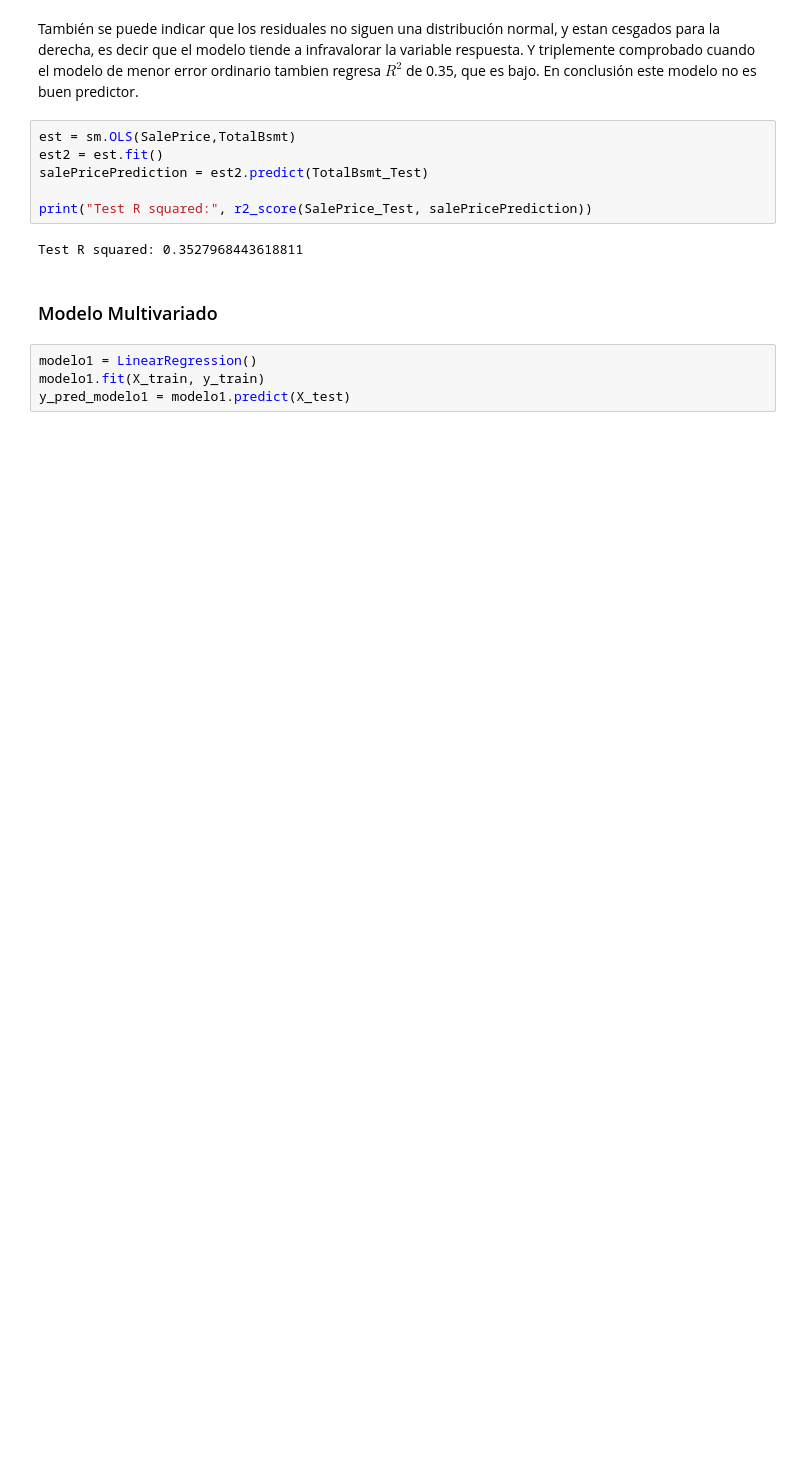
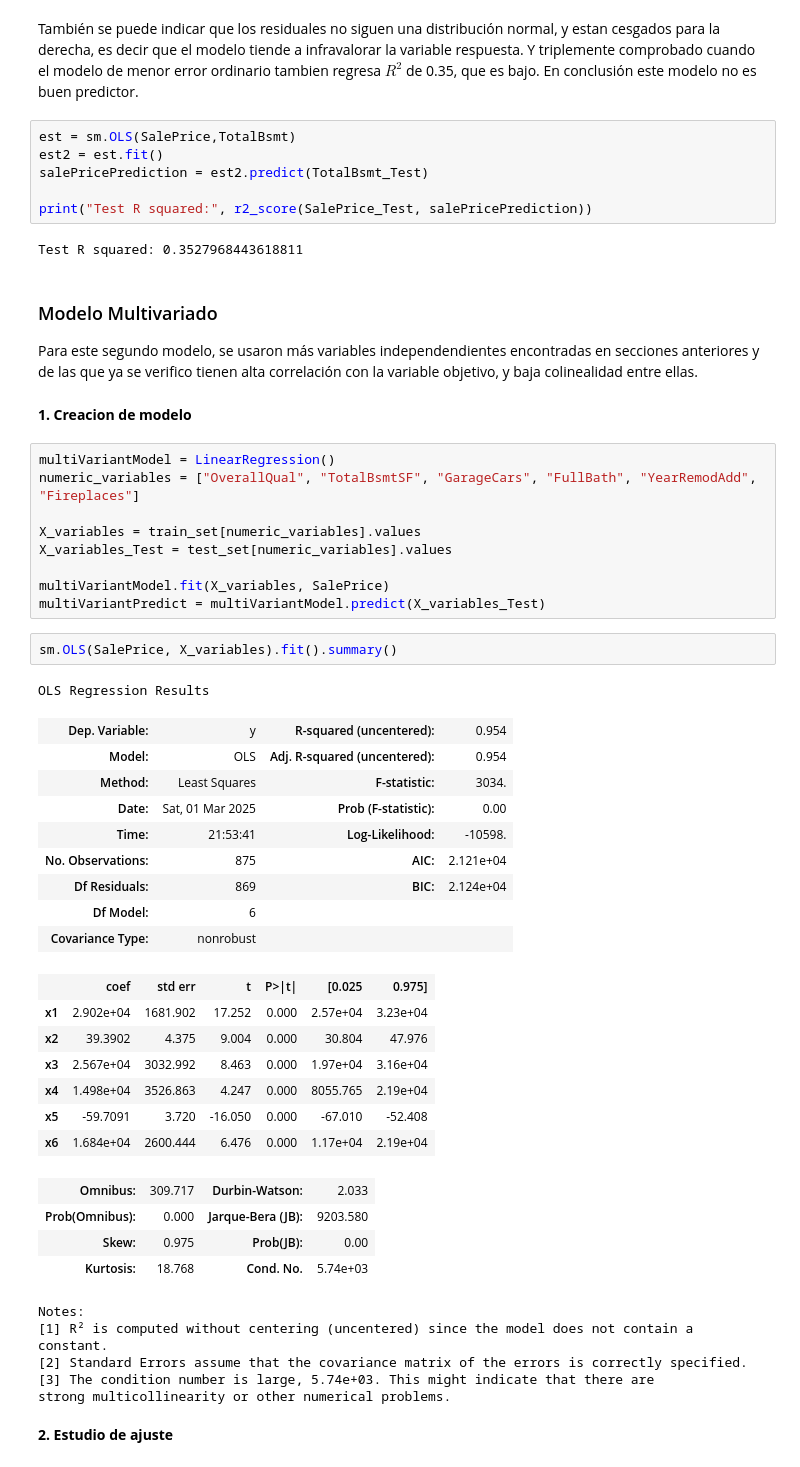
Before and after one commit to DanielRasho/MD-Proyecto2, a Jupyter notebook: main.ipynb, the cells around one changed output. Cells and saved outputs as stored; diff of their text form; blank space fills up the shorter version.

Commit message:
feat: add multivariant model

```diff
--- a/main.ipynb
+++ b/main.ipynb
@@ -587,9 +586,49 @@ salePricePrediction = est2.predict(TotalBsmt_Test)
 print("Test R squared:", r2_score(SalePrice_Test, salePricePrediction))
 # %% [output]
 Test R squared: 0.3527968443618811
-# %% [markdown]
-### Modelo Multivariado
-# %%
-modelo1 = LinearRegression()
-modelo1.fit(X_train, y_train)
-y_pred_modelo1 = modelo1.predict(X_test)
+# %% [markdown]
+### Modelo Multivariado
+
+Para este segundo modelo, se usaron más variables independendientes encontradas en secciones anteriores y de las que ya se verifico tienen alta correlación con la variable objetivo, y baja colinealidad entre ellas.
+# %% [markdown]
+__1. Creacion de modelo__
+# %%
+multiVariantModel = LinearRegression()
+numeric_variables = ["OverallQual", "TotalBsmtSF", "GarageCars", "FullBath", "YearRemodAdd", "Fireplaces"]
+
+X_variables = train_set[numeric_variables].values
+X_variables_Test = test_set[numeric_variables].values
+
+multiVariantModel.fit(X_variables, SalePrice)
+multiVariantPredict = multiVariantModel.predict(X_variables_Test)
+# %%
+sm.OLS(SalePrice, X_variables).fit().summary()
+# %% [output]
+OLS Regression Results
+| Dep. Variable: | y | R-squared (uncentered): | 0.954 |
+| Model: | OLS | Adj. R-squared (uncentered): | 0.954 |
+| Method: | Least Squares | F-statistic: | 3034. |
+| Date: | Sat, 01 Mar 2025 | Prob (F-statistic): | 0.00 |
+| Time: | 21:53:41 | Log-Likelihood: | -10598. |
+| No. Observations: | 875 | AIC: | 2.121e+04 |
+| Df Residuals: | 869 | BIC: | 2.124e+04 |
+| Df Model: | 6 |  |  |
+| Covariance Type: | nonrobust |  |  |
+|  | coef | std err | t | P>|t| | [0.025 | 0.975] |
+| x1 | 2.902e+04 | 1681.902 | 17.252 | 0.000 | 2.57e+04 | 3.23e+04 |
+| x2 | 39.3902 | 4.375 | 9.004 | 0.000 | 30.804 | 47.976 |
+| x3 | 2.567e+04 | 3032.992 | 8.463 | 0.000 | 1.97e+04 | 3.16e+04 |
+| x4 | 1.498e+04 | 3526.863 | 4.247 | 0.000 | 8055.765 | 2.19e+04 |
+| x5 | -59.7091 | 3.720 | -16.050 | 0.000 | -67.010 | -52.408 |
+| x6 | 1.684e+04 | 2600.444 | 6.476 | 0.000 | 1.17e+04 | 2.19e+04 |
+| Omnibus: | 309.717 | Durbin-Watson: | 2.033 |
+| Prob(Omnibus): | 0.000 | Jarque-Bera (JB): | 9203.580 |
+| Skew: | 0.975 | Prob(JB): | 0.00 |
+| Kurtosis: | 18.768 | Cond. No. | 5.74e+03 |
+Notes:
+[1] R² is computed without centering (uncentered) since the model does not contain a constant.
+[2] Standard Errors assume that the covariance matrix of the errors is correctly specified.
+[3] The condition number is large, 5.74e+03. This might indicate that there are
+strong multicollinearity or other numerical problems.
+# %% [markdown]
+__2. Estudio de ajuste__
```
Also changed, not shown: parts of 6 cells of this notebook.
